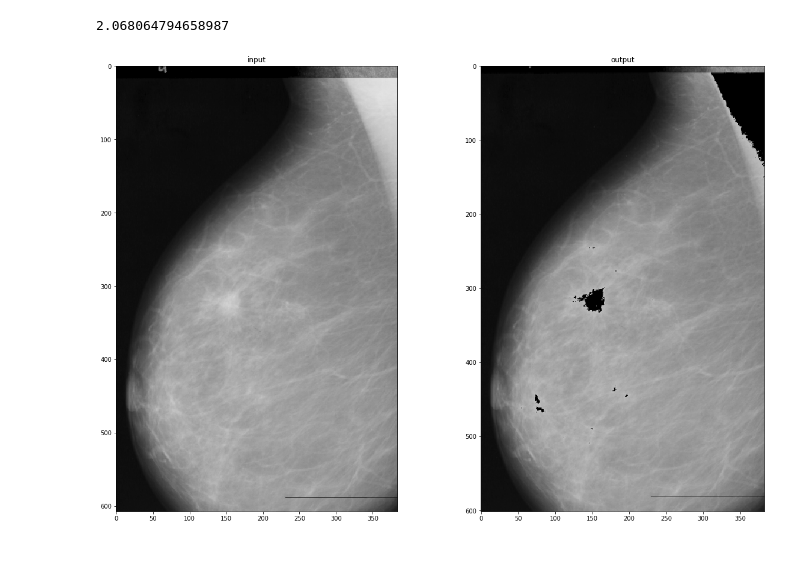
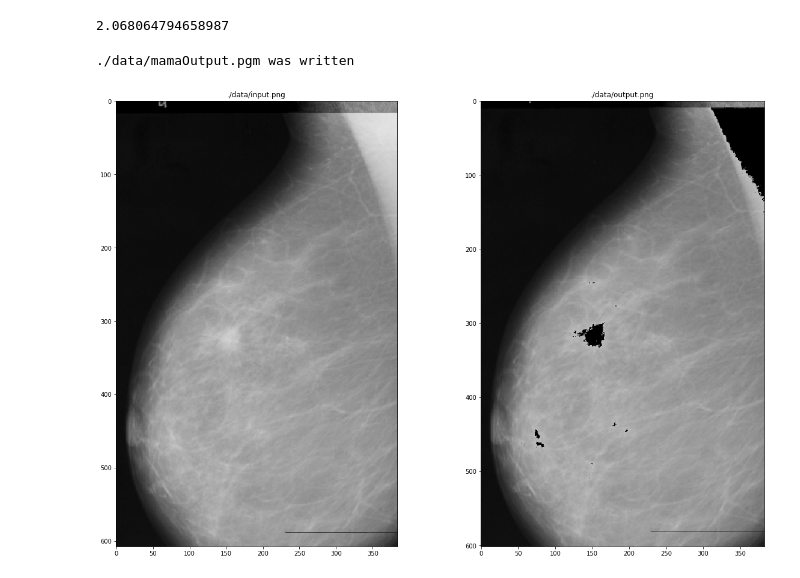
Before and after one commit to AdrianPrendas/DigitalImagesProcessing, a Jupyter notebook: mama.ipynb, the cells around one changed output. Drawn from its saved outputs; the diff is of its cells as text; code cells hidden in the pictures.

```diff
--- a/mama.ipynb
+++ b/mama.ipynb
@@ -104,16 +87,24 @@ f2.close()
+# %%
+############# writing a file
+
+pgm.data = output
+
+pgm.writeFile("./data/mamaOutput.pgm")
+# %% [output]
+./data/mamaOutput.pgm was written
 # %%
 #############     input and output
 %matplotlib inline
 
-images_name = ["input.png","output.png"]
+images_name = ["./data/input.png","./data/output.png"]
 images = [mpimg.imread(name) for name in images_name]
 
 pl.figure(figsize=(20,30)) # size of the figure
 
 columns = 2
 for i, image in enumerate(images):
     pl.subplot(len(images) / columns + 1, columns, i + 1)
-    pl.title(images_name[i].split(".")[0])
+    pl.title(images_name[i])
     pl.imshow(image)
 # %% [output]
-[figure, old version]
+[figure, new version]
```
Also changed, not shown: parts of 12 cells of this notebook, 12 other files.
